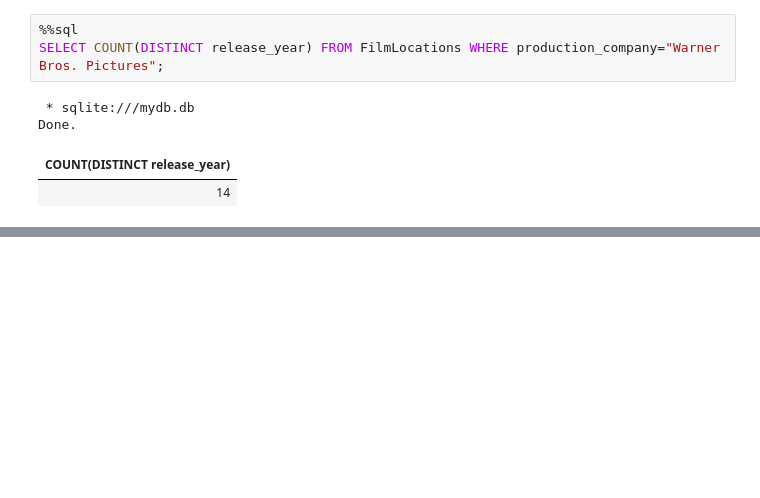
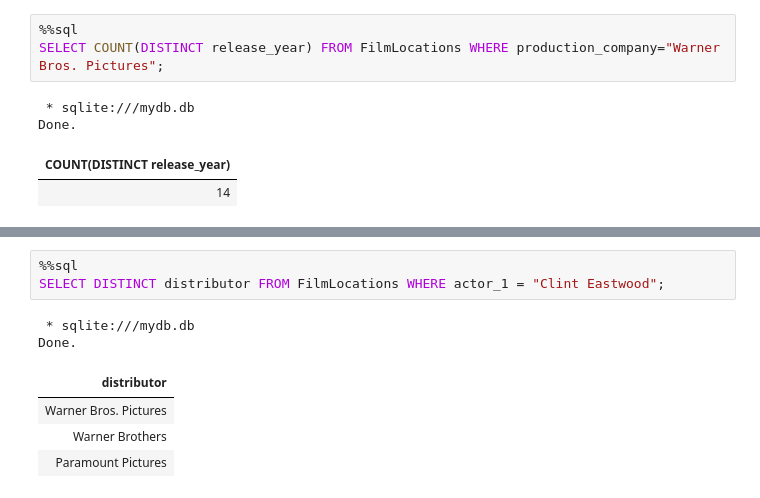
Before and after one commit to alirezaghorbani1983/IBM-DATA-SCIENCE, a Jupyter notebook: sql_new/sql_queries.ipynb, the cells around one changed output, grey strips where cells are left out. Drawn from its saved outputs; the diff is of its cells as text; blank space fills up the shorter version.

```diff
--- a/sql_new/sql_queries.ipynb
+++ b/sql_new/sql_queries.ipynb
@@ -210,0 +326,10 @@ Done.
+# %%
+%%sql
+SELECT DISTINCT distributor FROM FilmLocations WHERE actor_1 = "Clint Eastwood";
+# %% [output]
+ * sqlite:///mydb.db
+Done.
+| distributor |
+| Warner Bros. Pictures |
+| Warner Brothers |
+| Paramount Pictures |
```
Also changed, not shown: parts of 17 cells of this notebook, 1 other file.
